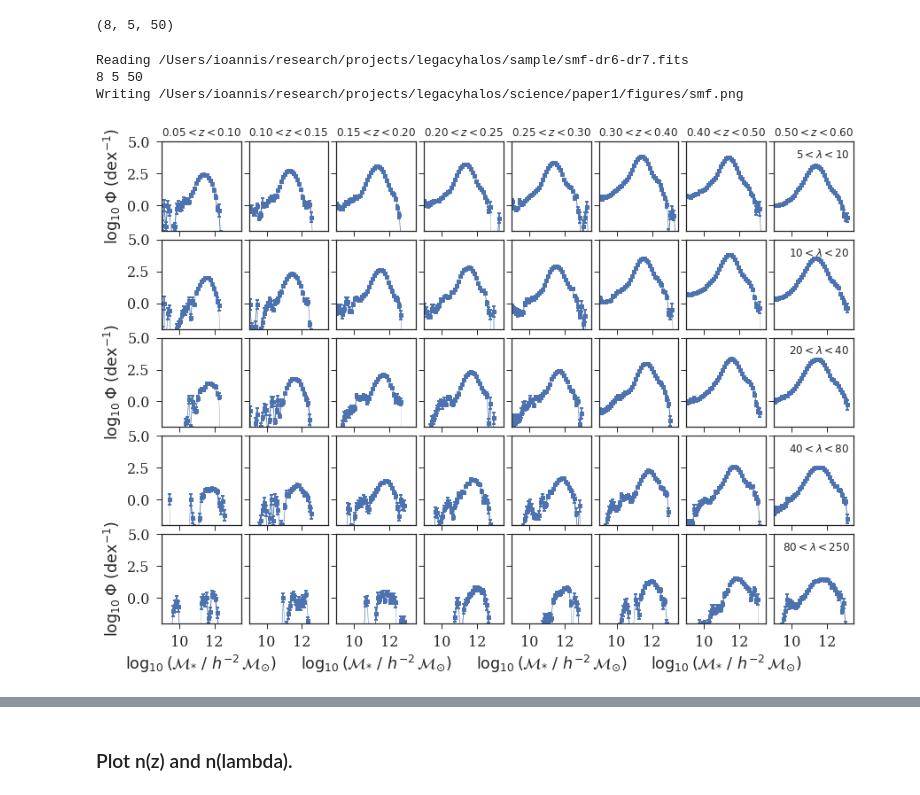
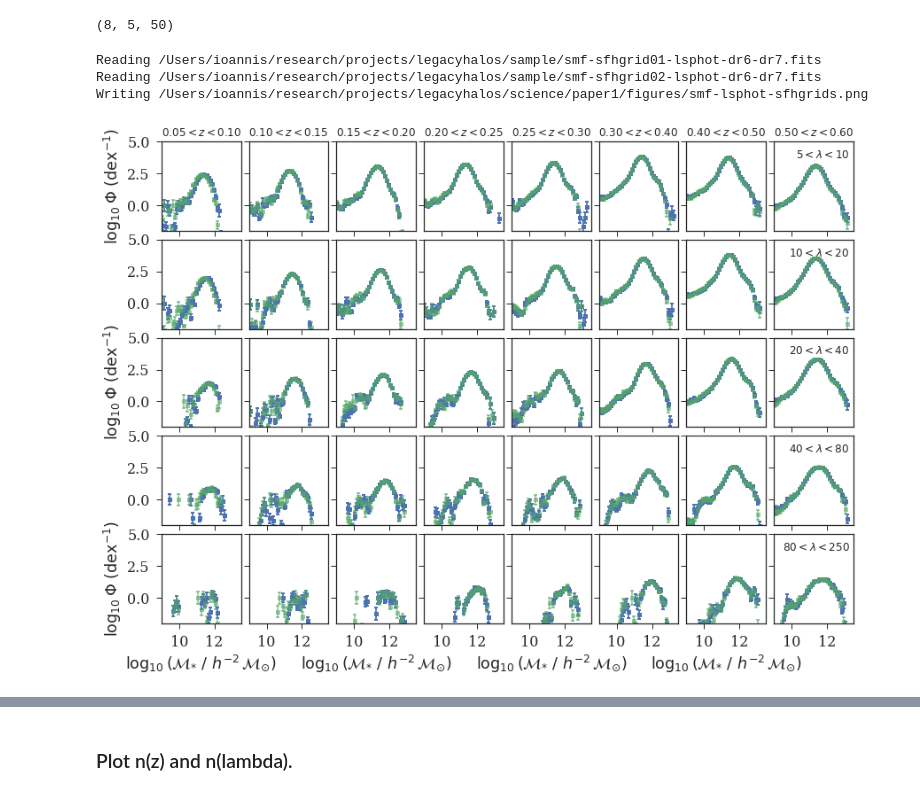
Before and after one commit to moustakas/legacyhalos, a Jupyter notebook: science/paper1/figures.ipynb, the cells around one changed output, grey strips where cells are left out. Cells and saved outputs as stored; diff of their text form; code cells hidden in the pictures.

Commit message:
compare LS and SDSS; different sfhgrids

```diff
--- a/science/paper1/figures.ipynb
+++ b/science/paper1/figures.ipynb
@@ -59,7 +59,30 @@ def mstar_label():
 # %%
-smffile = os.path.join(sampledir, 'smf-dr6-dr7.fits')
+smffile = os.path.join(sampledir, 'smf-sfhgrid01-lsphot-dr6-dr7.fits')
 smf, smfhdr = fitsio.read(smffile, ext=0, header=True)
 smf.shape
 # %% [output]
 (8, 5, 50)
+# %%
+def get_smffile(sfhgrid=1, lsphot=True, sdssphot=False,
+                lhphot=False, descale=False):
+    if sdssphot:
+        suffix = 'sfhgrid{:02d}-sdssphot-dr14'.format(sfhgrid)
+    elif lhphot:
+        suffix = 'sfhgrid{:02d}-lhphot-dr6-dr7'.format(sfhgrid)
+    else:
+        suffix = 'sfhgrid{:02d}-lsphot-dr6-dr7'.format(sfhgrid)
+    if descale:
+        suffix = '{}-descaled'.format(suffix)
+
+    smffile = os.path.join( legacyhalos.io.sample_dir(), 'smf-{}.fits'.format(suffix) )
+    return smffile
+# %%
+def read_smffile(smffile, log=False):
+    print('Reading {}'.format(smffile))
+    smf, smfhdr = fitsio.read(smffile, ext=0, header=True)
+    smferr = fitsio.read(smffile, ext=1)
+    if log:
+        smf_err = smf_err / smf / np.log(10)
+        smf = np.log10(smf)
+    return smf, smferr, smfhdr
 # %%
@@ -129,7 +206,7 @@ def fig_smf(png=None):
 # %%
-fig_smf(png='smf.png')
+compare_smf_sfhgrid(lsphot=True, png='smf-lsphot-sfhgrids.png')
 # %% [output]
-Reading /Users/ioannis/research/projects/legacyhalos/sample/smf-dr6-dr7.fits
-8 5 50
-Writing /Users/ioannis/research/projects/legacyhalos/science/paper1/figures/smf.png
+Reading /Users/ioannis/research/projects/legacyhalos/sample/smf-sfhgrid01-lsphot-dr6-dr7.fits
+Reading /Users/ioannis/research/projects/legacyhalos/sample/smf-sfhgrid02-lsphot-dr6-dr7.fits
+Writing /Users/ioannis/research/projects/legacyhalos/science/paper1/figures/smf-lsphot-sfhgrids.png
-[figure, old version]
+[figure, new version]
```
Also changed, not shown: parts of 9 cells of this notebook, 2 other files.
